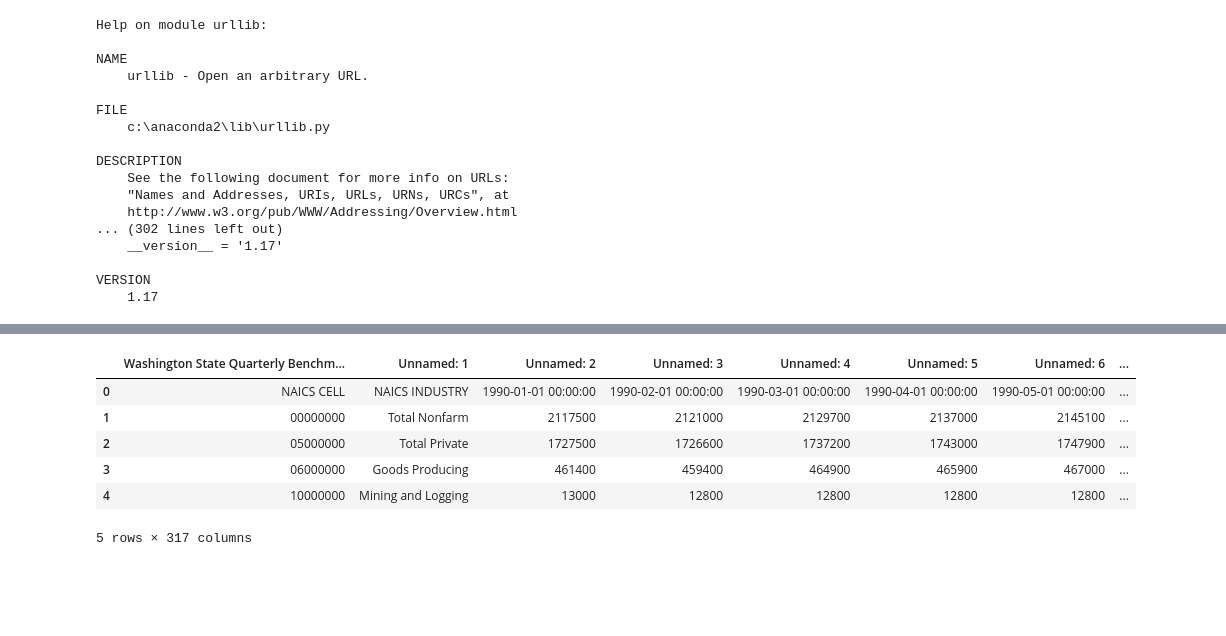
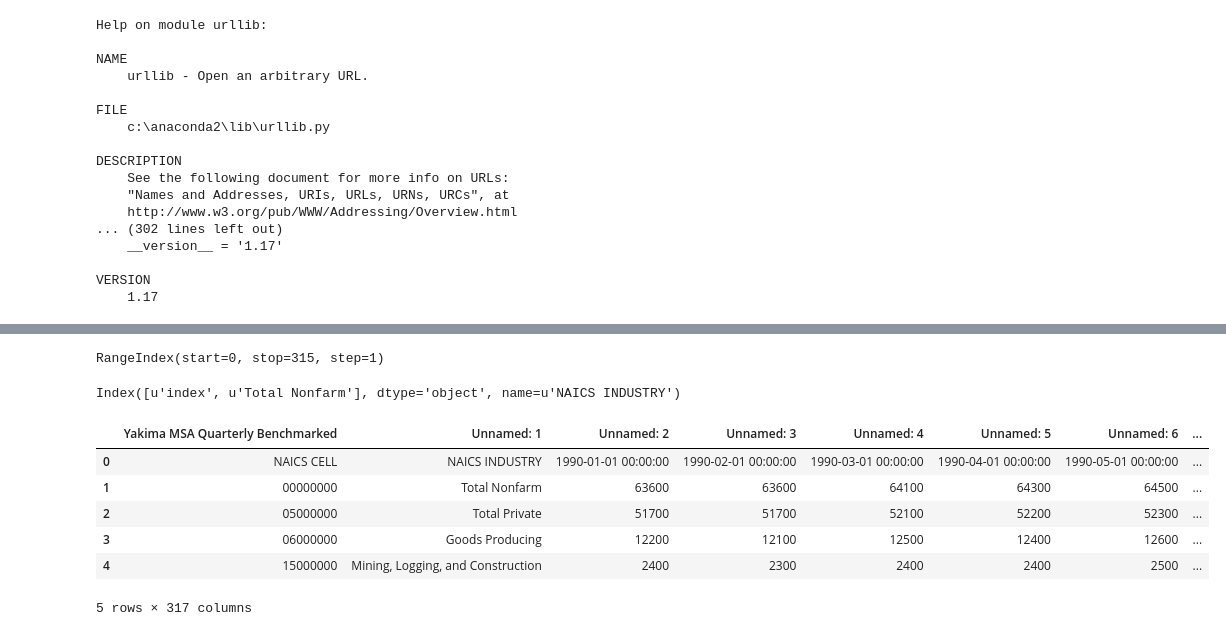
Before and after one commit to jalaljahir/wa_esd_emp, a Jupyter notebook: monthly_emp_update_ESD.ipynb, the cells around one changed output, grey strips where cells are left out. Cells and saved outputs as stored; diff of their text form; code cells hidden in the pictures; blank space fills up the shorter version.

```diff
--- a/monthly_emp_update_ESD.ipynb
+++ b/monthly_emp_update_ESD.ipynb
@@ -62,12 +279,23 @@ VERSION
+# %%
+df_sa_king.index
+# %% [output]
+RangeIndex(start=0, stop=315, step=1)
+# %%
+df_sa_king.columns
+# %% [output]
+Index([u'index', u'Total Nonfarm'], dtype='object', name=u'NAICS INDUSTRY')
 # %%
-df = pd.read_excel(os.getcwd()+"/"+ sa_filename)
+xl_file = pd.ExcelFile(os.getcwd()+"/"+ sa_filename)
-# %%
-df.head()
-# %% [output]
-|  | Washington State Quarterly Benchm... | Unnamed: 1 | Unnamed: 2 | Unnamed: 3 | Unnamed: 4 | Unnamed: 5 | Unnamed: 6 | ... |
-| 0 | NAICS CELL | NAICS INDUSTRY | 1990-01-01 00:00:00 | 1990-02-01 00:00:00 | 1990-03-01 00:00:00 | 1990-04-01 00:00:00 | 1990-05-01 00:00:00 | ... |
-| 1 | 00000000 | Total Nonfarm | 2117500 | 2121000 | 2129700 | 2137000 | 2145100 | ... |
-| 2 | 05000000 | Total Private | 1727500 | 1726600 | 1737200 | 1743000 | 1747900 | ... |
-| 3 | 06000000 | Goods Producing | 461400 | 459400 | 464900 | 465900 | 467000 | ... |
-| 4 | 10000000 | Mining and Logging | 13000 | 12800 | 12800 | 12800 | 12800 | ... |
-5 rows × 317 columns
+# %%
+dfs = {sheet_name: xl_file.parse(sheet_name)
+          for sheet_name in xl_file.sheet_names}
+# %%
+dfs["Yakima MSA"].head()
+# %% [output]
+|  | Yakima MSA Quarterly Benchmarked | Unnamed: 1 | Unnamed: 2 | Unnamed: 3 | Unnamed: 4 | Unnamed: 5 | Unnamed: 6 | ... |
+| 0 | NAICS CELL | NAICS INDUSTRY | 1990-01-01 00:00:00 | 1990-02-01 00:00:00 | 1990-03-01 00:00:00 | 1990-04-01 00:00:00 | 1990-05-01 00:00:00 | ... |
+| 1 | 00000000 | Total Nonfarm | 63600 | 63600 | 64100 | 64300 | 64500 | ... |
+| 2 | 05000000 | Total Private | 51700 | 51700 | 52100 | 52200 | 52300 | ... |
+| 3 | 06000000 | Goods Producing | 12200 | 12100 | 12500 | 12400 | 12600 | ... |
+| 4 | 15000000 | Mining, Logging, and Construction | 2400 | 2300 | 2400 | 2400 | 2500 | ... |
+5 rows × 317 columns
```
Also changed, not shown: parts of 34 cells of this notebook, 1 other file.
